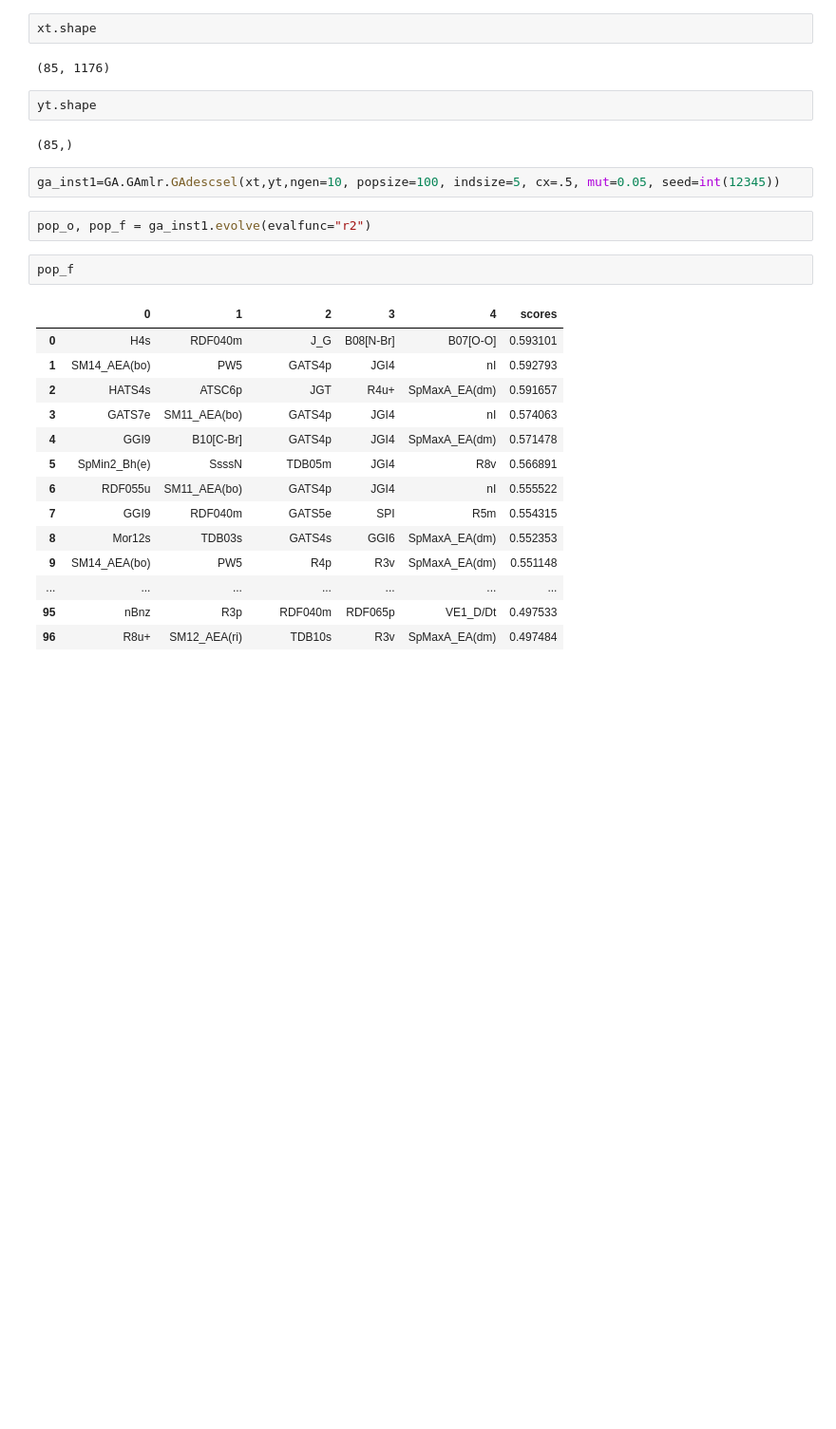
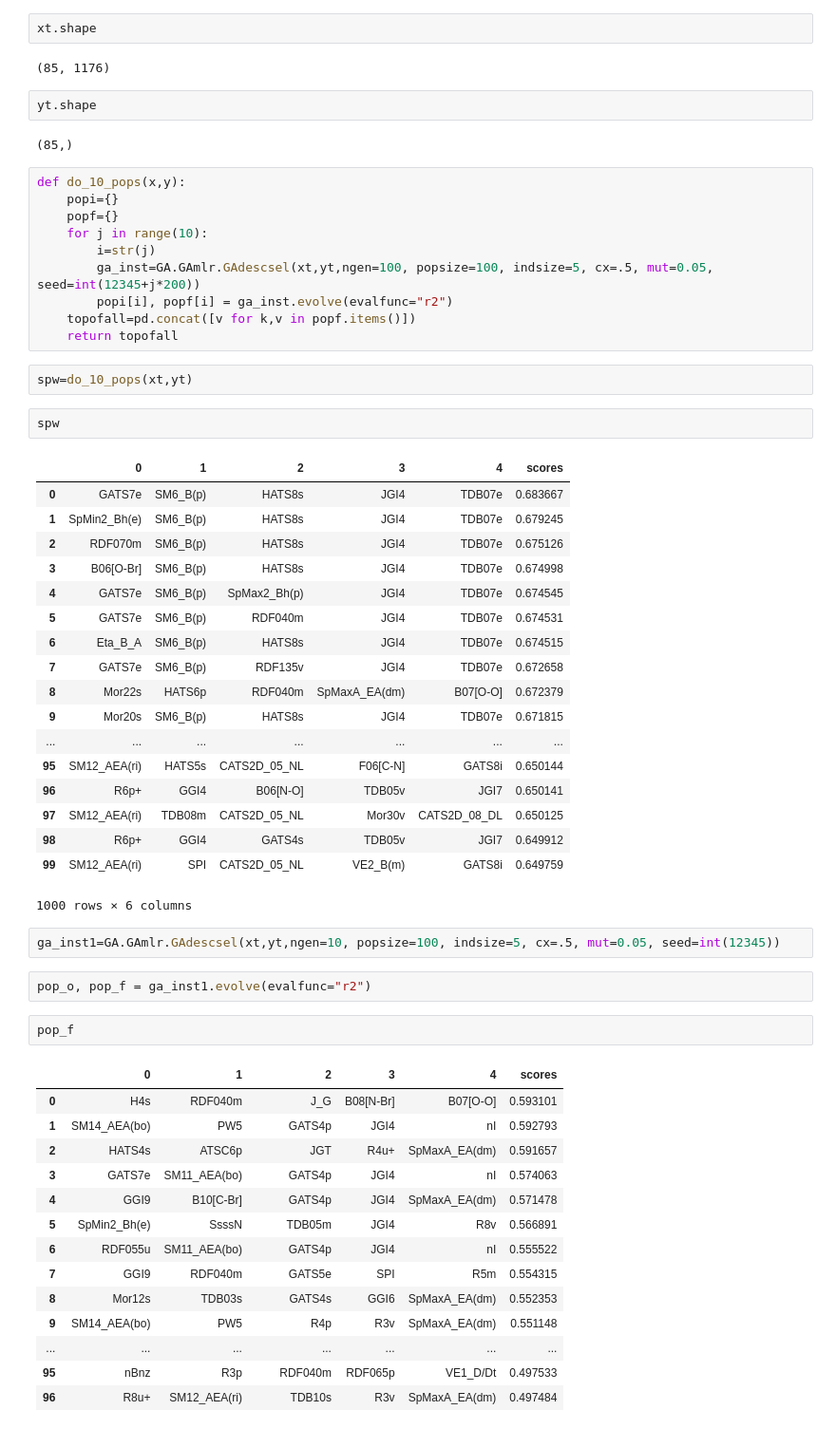
Before and after one commit to lisabang/deapVS, a Jupyter notebook: docs/simulations_chemical_thyroid_hormone_receptor_beta.ipynb, the cells around one changed output. Shown at 95% size. Cells and saved outputs as stored; diff of their text form; blank space fills up the shorter version.

```diff
--- a/docs/simulations_chemical_thyroid_hormone_receptor_beta.ipynb
+++ b/docs/simulations_chemical_thyroid_hormone_receptor_beta.ipynb
@@ -61,6 +61,39 @@ xt.shape
 yt.shape
 # %% [output]
 (85,)
+# %%
+def do_10_pops(x,y):
+    popi={}
+    popf={}
+    for j in range(10):
+        i=str(j)
+        ga_inst=GA.GAmlr.GAdescsel(xt,yt,ngen=100, popsize=100, indsize=5, cx=.5, mut=0.05, seed=int(12345+j*200))
+        popi[i], popf[i] = ga_inst.evolve(evalfunc="r2")
+    topofall=pd.concat([v for k,v in popf.items()])
+    return topofall
+# %%
+spw=do_10_pops(xt,yt)
+# %%
+spw
+# %% [output]
+|  | 0 | 1 | 2 | 3 | 4 | scores |
+| 0 | GATS7e | SM6_B(p) | HATS8s | JGI4 | TDB07e | 0.683667 |
+| 1 | SpMin2_Bh(e) | SM6_B(p) | HATS8s | JGI4 | TDB07e | 0.679245 |
+| 2 | RDF070m | SM6_B(p) | HATS8s | JGI4 | TDB07e | 0.675126 |
+| 3 | B06[O-Br] | SM6_B(p) | HATS8s | JGI4 | TDB07e | 0.674998 |
+| 4 | GATS7e | SM6_B(p) | SpMax2_Bh(p) | JGI4 | TDB07e | 0.674545 |
+| 5 | GATS7e | SM6_B(p) | RDF040m | JGI4 | TDB07e | 0.674531 |
+| 6 | Eta_B_A | SM6_B(p) | HATS8s | JGI4 | TDB07e | 0.674515 |
+| 7 | GATS7e | SM6_B(p) | RDF135v | JGI4 | TDB07e | 0.672658 |
+| 8 | Mor22s | HATS6p | RDF040m | SpMaxA_EA(dm) | B07[O-O] | 0.672379 |
+| 9 | Mor20s | SM6_B(p) | HATS8s | JGI4 | TDB07e | 0.671815 |
+| ... | ... | ... | ... | ... | ... | ... |
+| 95 | SM12_AEA(ri) | HATS5s | CATS2D_05_NL | F06[C-N] | GATS8i | 0.650144 |
+| 96 | R6p+ | GGI4 | B06[N-O] | TDB05v | JGI7 | 0.650141 |
+| 97 | SM12_AEA(ri) | TDB08m | CATS2D_05_NL | Mor30v | CATS2D_08_DL | 0.650125 |
+| 98 | R6p+ | GGI4 | GATS4s | TDB05v | JGI7 | 0.649912 |
+| 99 | SM12_AEA(ri) | SPI | CATS2D_05_NL | VE2_B(m) | GATS8i | 0.649759 |
+1000 rows × 6 columns
 # %%
 ga_inst1=GA.GAmlr.GAdescsel(xt,yt,ngen=10, popsize=100, indsize=5, cx=.5, mut=0.05, seed=int(12345))
 # %%
```
Also changed, not shown: 1 other file.
